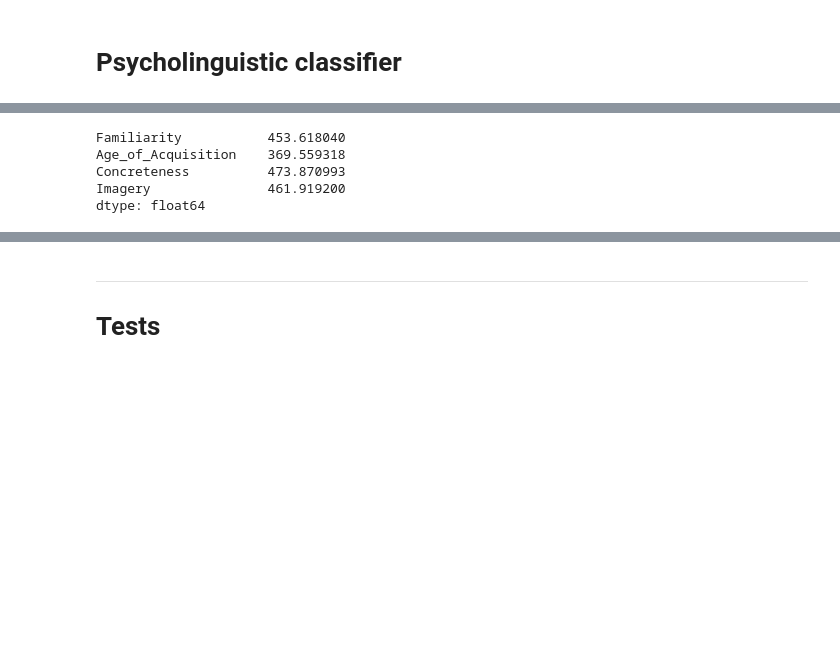
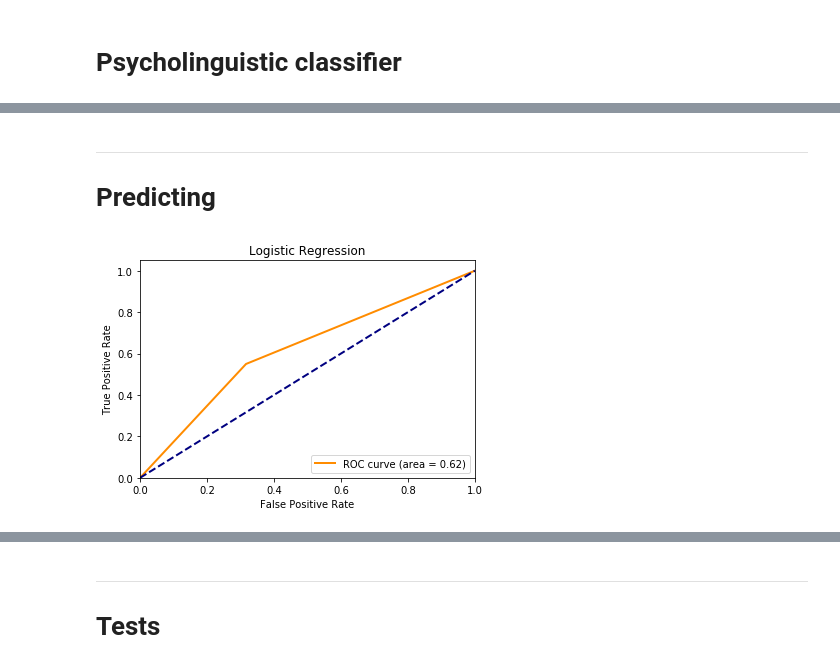
Before and after one commit to nathanshartmann/NILC-at-CWI-2018, a Jupyter notebook: Psycholinguistic.ipynb, the cells around one changed output, grey strips where cells are left out. Drawn from its saved outputs; the diff is of its cells as text; code cells hidden in the pictures; blank space fills up the shorter version.

```diff
--- a/Psycholinguistic.ipynb
+++ b/Psycholinguistic.ipynb
@@ -11,32 +24,14 @@ df_mean = df.mean(axis=0)
 training_data = ['datasets/english/News_Train.tsv',
                  'datasets/english/WikiNews_Train.tsv',
                  'datasets/english/Wikipedia_Train.tsv',
-                 ]
-data = Data()
-data.load_data(training_data)
+                ]
+dev_data = ['datasets/english/News_Dev.tsv',
+            'datasets/english/WikiNews_Dev.tsv',
+            'datasets/english/Wikipedia_Dev.tsv'
+           ]
-# %%
-def get_psicolinguistics(df, df_mean, words):
-    psicos = []
-    for word in words:
-        psico = {'Familiarity': 0, 'Age_of_Acquisition':0, 'Concreteness':0, 'Imagery': 0}
-        infos = df[df.Word == word]
-        if not infos.empty:
-            psico['Familiarity'] += infos['Familiarity'].values[0]
-            psico['Age_of_Acquisition'] += infos['Age_of_Acquisition'].values[0]
-            psico['Concreteness'] += infos['Concreteness'].values[0]
-            psico['Imagery'] += infos['Imagery'].values[0]
-        else:
-            psico['Familiarity'] += df_mean['Familiarity']
-            psico['Age_of_Acquisition'] += df_mean['Age_of_Acquisition']
-            psico['Concreteness'] += df_mean['Concreteness']
-            psico['Imagery'] += df_mean['Imagery']
-        psicos.append(pd.Series(psico, index=['Familiarity', 'Age_of_Acquisition', 'Concreteness', 'Imagery']))
-    return pd.DataFrame(psicos).mean()
-# %%
-get_psicolinguistics(df, df_mean, ['house', 'bla'])
-# %% [output]
-Familiarity           453.618040
-Age_of_Acquisition    369.559318
-Concreteness          473.870993
-Imagery               461.919200
-dtype: float64
+# %%
+data_train = Data()
+data_train.load_data(training_data)
+
+data_dev = Data()
+data_dev.load_data(dev_data)
@@ -42,0 +79,16 @@ dtype: float64
+# %%
+x_train = get_features(df, df_mean, data_train.instances)
+y_train = np.array([instance.label[0] for instance in data_train.instances])
+
+x_dev = get_features(df, df_mean, data_dev.instances)
+y_dev = np.array([instance.label[0] for instance in data_dev.instances])
+# %% [markdown]
+-----
+# Predicting
+# %%
+reg = LogisticRegression()
+reg.fit(x_train, y_train)
+pred = reg.predict(x_dev)
+print_roc(pred, y_dev, 'Logistic Regression')
+# %% [output]
+[figure, added]
```
Also changed, not shown: parts of 7 cells of this notebook.
